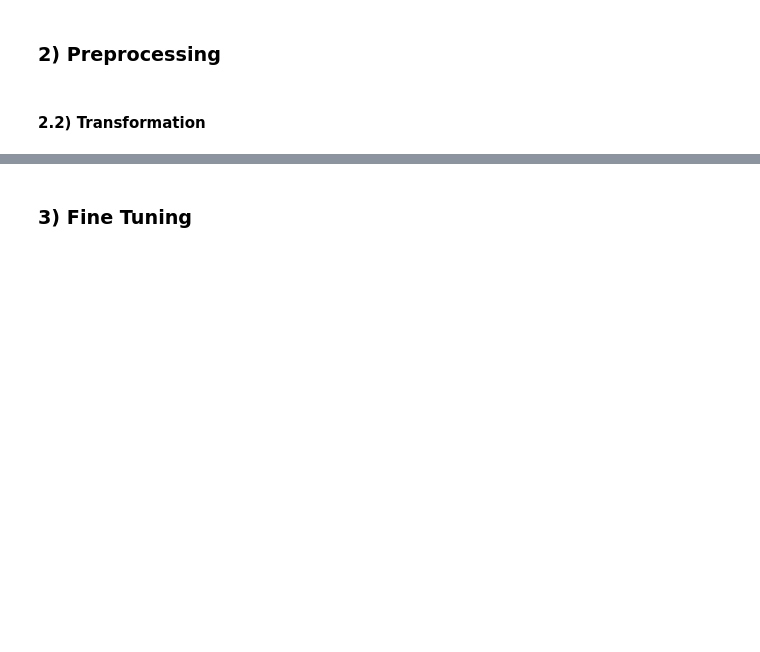
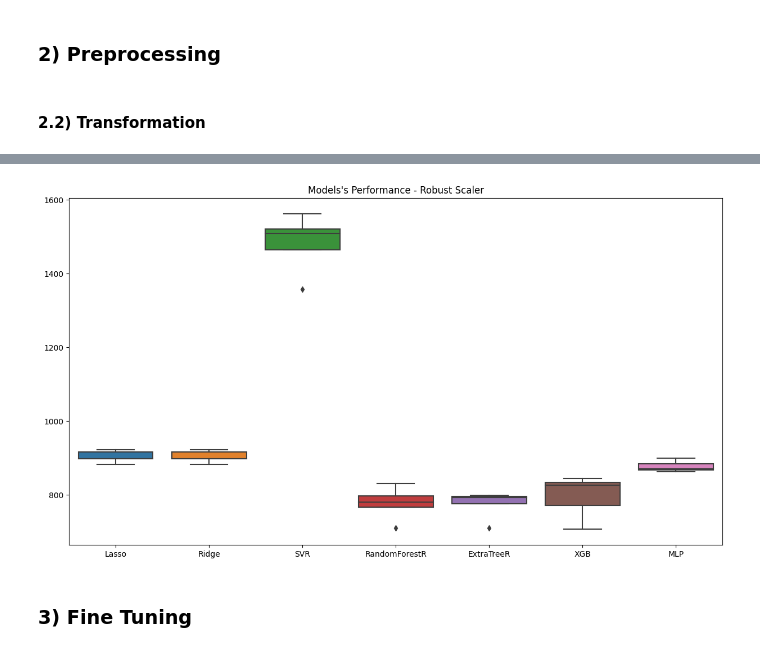
Before and after one commit to caiosoter/DS-Projects, a Jupyter notebook: Solar_Power_Generation_Prediction/Solar_Power_Prediction.ipynb, the cells around one changed output, grey strips where cells are left out. Cells and saved outputs as stored; diff of their text form; code cells hidden in the pictures; blank space fills up the shorter version.

```diff
--- a/Solar_Power_Generation_Prediction/Solar_Power_Prediction.ipynb
+++ b/Solar_Power_Generation_Prediction/Solar_Power_Prediction.ipynb
@@ -357,3 +475,21 @@ Conclusions
+# %%
+# Robust Scaler Transformation:
+
+rob = RobustScaler()
+X_train_rb = rob.fit_transform(X_train)
+X_test_rb = rob.fit_transform(X_test)
+# %%
+# Best model:
+
+resultado_rms, resultado_r2 = melhor_modelo(X_train_rb, y_train)
+# %%
+# PLotting model's performance:
+
+plt.figure(figsize=(15, 8))
+plt.title("Models's Performance - Robust Scaler")
+sns.boxplot(resultado_rms);
+# %% [output]
+[figure, added]
 # %% [markdown]
 ### 3) Fine Tuning
 # %% [markdown]
```
Also changed, not shown: parts of 17 cells of this notebook.
